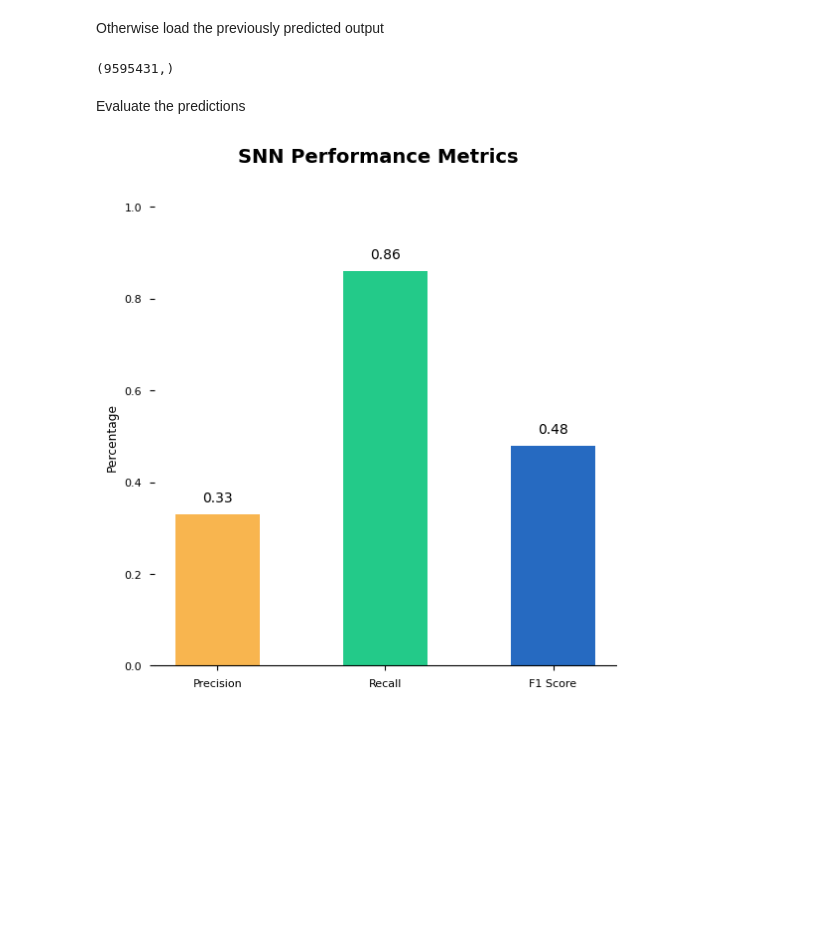
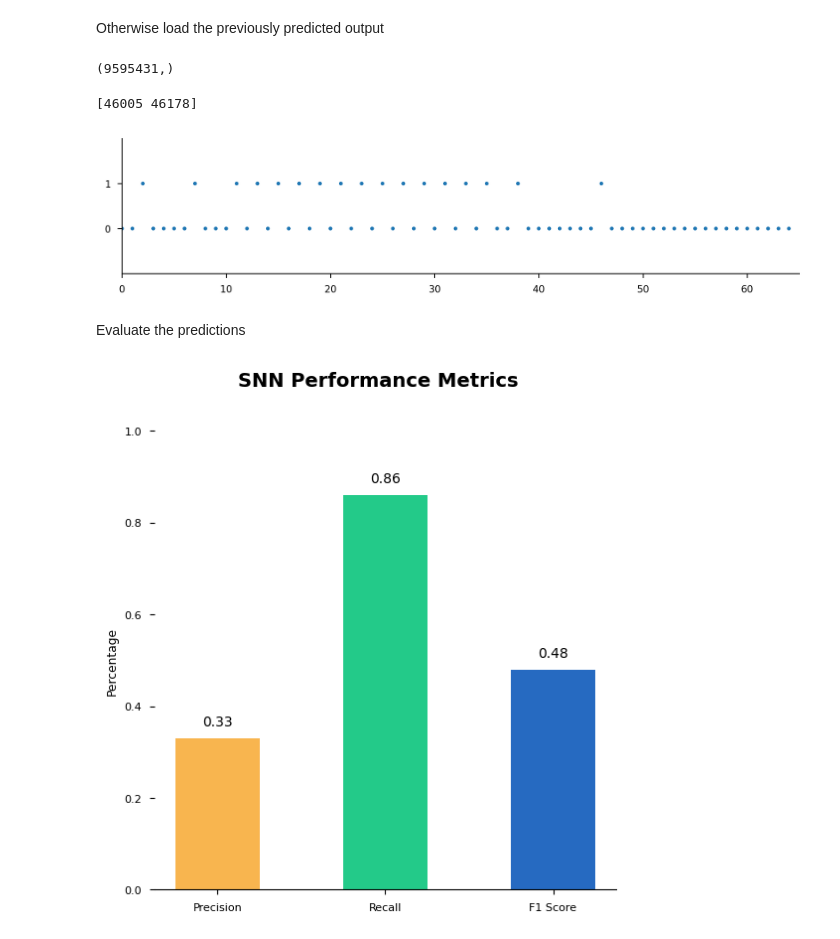
Before and after one commit to MarcosOriolPago/LAVA_SNN_ripples, a Jupyter notebook: runSNN/CNN_vs_SNN/performance_comparison.ipynb, the cells around one changed output. Cells and saved outputs as stored; diff of their text form; code cells hidden in the pictures; blank space fills up the shorter version.

```diff
--- a/runSNN/CNN_vs_SNN/performance_comparison.ipynb
+++ b/runSNN/CNN_vs_SNN/performance_comparison.ipynb
@@ -163,6 +163,14 @@ import numpy as np
 SNN_output = np.load('../../../bootstrap_data/SNN_output_Amigo2.npy')
 SNN_output[SNN_output==0] = None
 SNN_preds = detect_rate_increase(SNN_output, window_size=130, threshold=30)
+# %%
+SNN_output = np.load('../../../bootstrap_data/SNN_output_Amigo2.npy')
+ripple = data_loader.ripples_GT[7]
+print(ripple)
+scatter(SNN_output[46005:46070], prediction=True)
+# %% [output]
+[46005 46178]
+[figure, added]
 # %%
 # Alternatively load the predicted ripples by SNN model
 SNN_preds = np.load('../../data/pytorchSNN_predictions2.npy')
```
Also changed, not shown: parts of 1 cell of this notebook, 6 other files.
